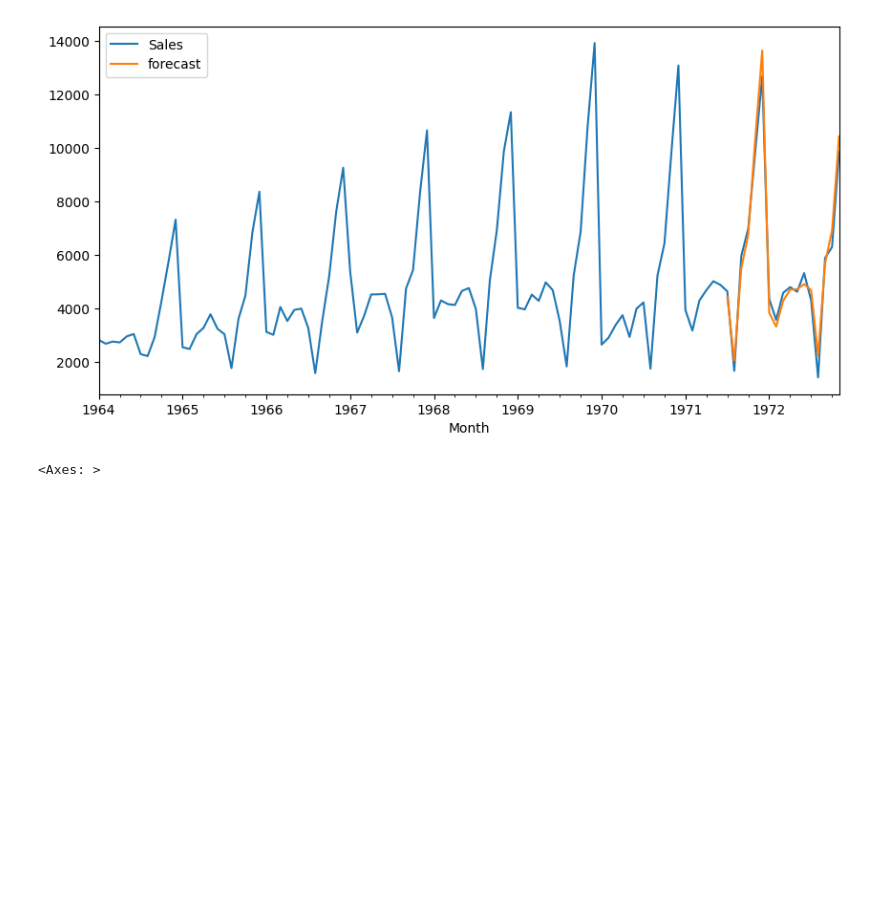
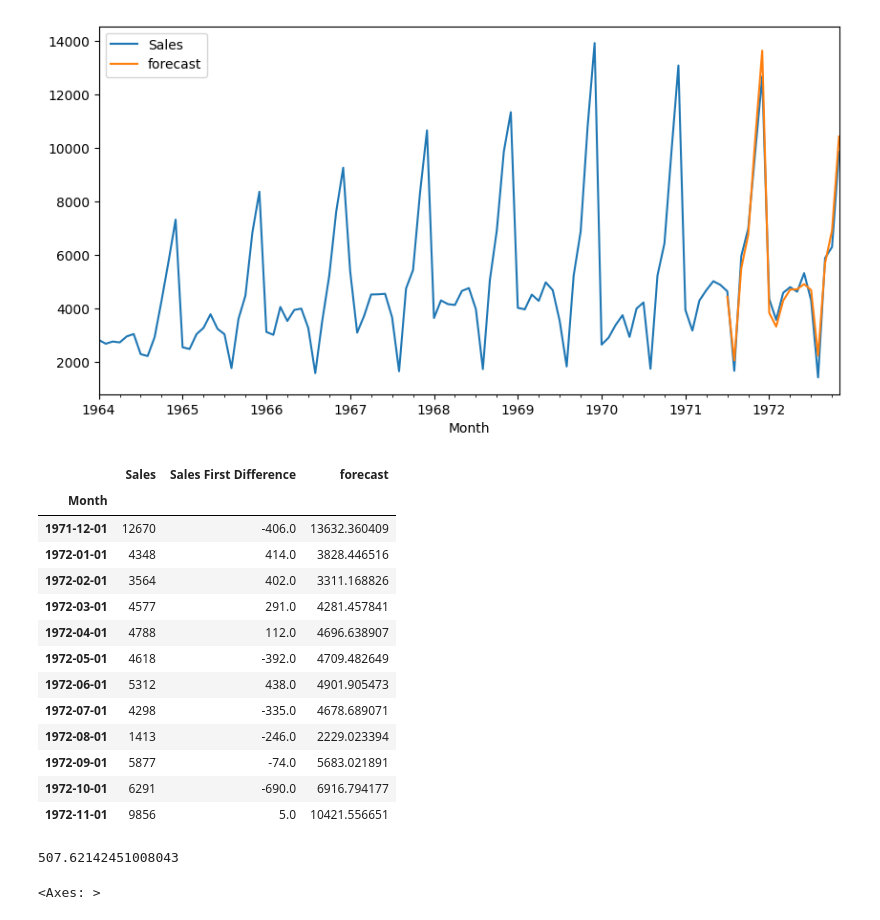
Before and after one commit to IIT-NSTU/Sales-Predictor, a Jupyter notebook: Research Part/02 Seasonal ARIMA.ipynb, the cells around one changed output. Cells and saved outputs as stored; diff of their text form; code cells hidden in the pictures; blank space fills up the shorter version.

```diff
--- a/Research Part/02 Seasonal ARIMA.ipynb
+++ b/Research Part/02 Seasonal ARIMA.ipynb
@@ -68,6 +67,28 @@ df[['Sales','forecast']].plot(figsize = (10, 5))
 # %% [output]
 <Axes: xlabel='Month'>
 [figure]
+# %%
+df.iloc[-12:]
+# %% [output]
+|  | Sales | Sales First Difference | forecast |
+| Month |  |  |  |
+| 1971-12-01 | 12670 | -406.0 | 13632.360409 |
+| 1972-01-01 | 4348 | 414.0 | 3828.446516 |
+| 1972-02-01 | 3564 | 402.0 | 3311.168826 |
+| 1972-03-01 | 4577 | 291.0 | 4281.457841 |
+| 1972-04-01 | 4788 | 112.0 | 4696.638907 |
+| 1972-05-01 | 4618 | -392.0 | 4709.482649 |
+| 1972-06-01 | 5312 | 438.0 | 4901.905473 |
+| 1972-07-01 | 4298 | -335.0 | 4678.689071 |
+| 1972-08-01 | 1413 | -246.0 | 2229.023394 |
+| 1972-09-01 | 5877 | -74.0 | 5683.021891 |
+| 1972-10-01 | 6291 | -690.0 | 6916.794177 |
+| 1972-11-01 | 9856 | 5.0 | 10421.556651 |
+# %%
+from sklearn.metrics import mean_squared_error
+np.sqrt(mean_squared_error(df['Sales'].iloc[-12:], df['forecast'].iloc[-12:]))
+# %% [output]
+507.62142451008043
 # %%
 from pandas.tseries.offsets import DateOffset
 future_dates = [df.index[-1] + DateOffset(months = x)for x in range(0, 24)]
```
Also changed, not shown: parts of 1 cell of this notebook.
